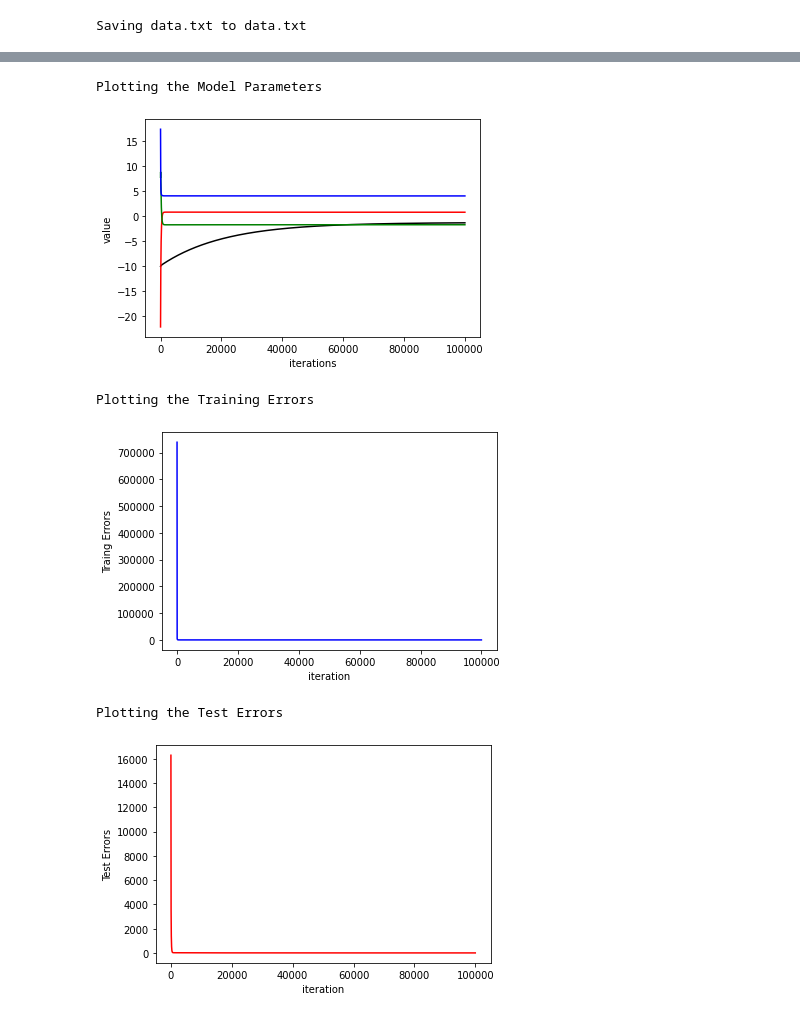
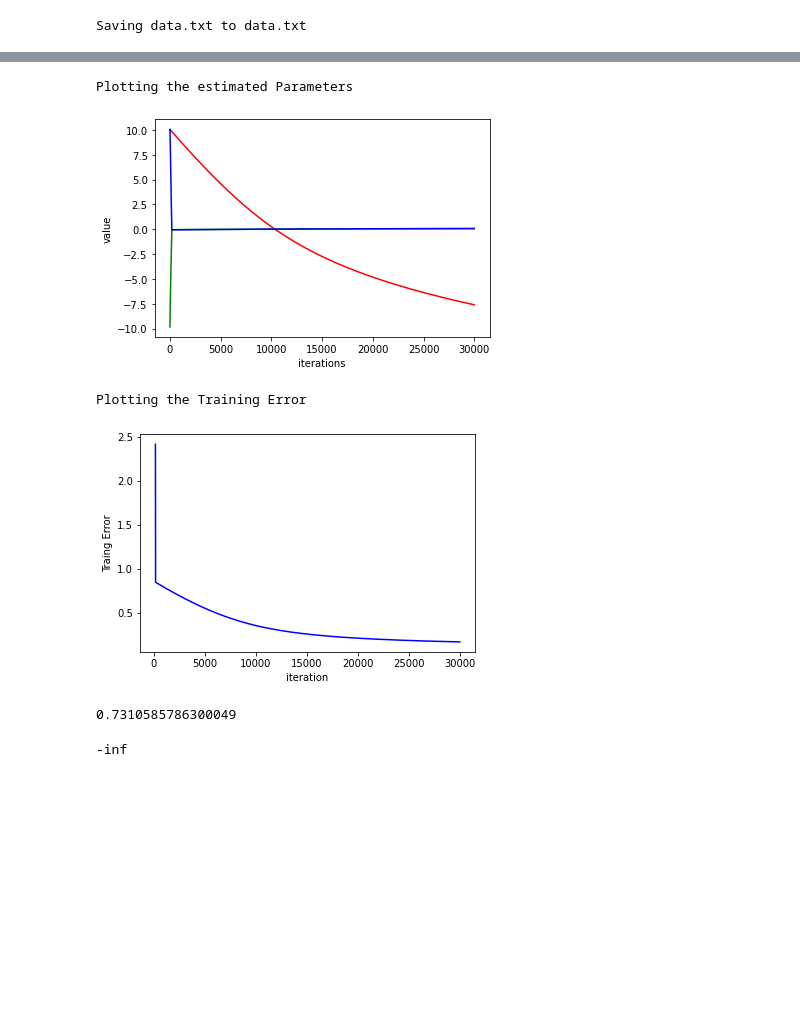
Before and after one commit to BupyeongHealer/class-MachineLearning, a Jupyter notebook: assignment05.ipynb, the cells around one changed output, grey strips where cells are left out. Saved outputs shown, nothing was run; the diff lists cells and outputs as text; code cells hidden in the pictures; blank space fills up the shorter version.

Commit message:
Plot the estimated parameters

```diff
--- a/assignment05.ipynb
+++ b/assignment05.ipynb
@@ -78,68 +88,64 @@ def objectiveFunction(data, theta_0, theta_1, theta_2, theta_3):
   #print("Cost",i,"번째",cost)
   return cost
 # %%
-def gradientDescent(data, theta_0, theta_1, theta_2, theta_3):
-  for i in range(0, 300):
-    lr = 0.0003
-    estimate = theta_0 + theta_1 * data[i][0] + theta_2 * data[i][1] + theta_3 * data[i][2]
-    theta_0 -= lr * (estimate - data[i][3]) / 300
-    theta_1 -= lr * data[i][0] * (estimate - data[i][3]) / 300
-    theta_2 -= lr * data[i][1] * (estimate - data[i][3]) / 300
-    theta_3 -= lr * data[i][2] * (estimate - data[i][3]) / 300
-  return theta_0, theta_1, theta_2, theta_3
+def gradientDescent(x_data, y_data, class_data, theta_0, theta_1, theta_2):
+  for i in range(0, 100):
+    lr = 0.01
+    estimate = sigmoidFunction(theta_0 + theta_1 * x_data[i] + theta_2 * y_data[i]) - class_data[i]
+    theta_0 -= lr * estimate / 100
+    theta_1 -= lr * estimate * x_data[i] / 100
+    theta_2 -= lr * estimate * y_data[i] / 100
+  return theta_0, theta_1, theta_2
 # %%
 def main():
-  theta_0,theta_1,theta_2,theta_3 = -10, -20, 10, 20  #Initialization
+  theta_0,theta_1,theta_2 = 10, -10, 10  #Initialization
   train_costs = deque()
-  test_costs = deque()
   theta_0s = deque()
   theta_1s = deque()
   theta_2s = deque()
-  theta_3s = deque()
   iters = deque()
 
-  for iter in range(0, 100000):
-    train_value = objectiveFunction(train_data, theta_0, theta_1, theta_2, theta_3)
-    theta_0, theta_1, theta_2, theta_3 = gradientDescent(train_data, theta_0, theta_1, theta_2, theta_3)
-    test_value = objectiveFunction(test_data, theta_0, theta_1, theta_2, theta_3)
+  for iter in range(0, 30000):
+    train_value = objectiveFunction(x, y, label, theta_0, theta_1, theta_2)
+    theta_0, theta_1, theta_2 = gradientDescent(x, y, label, theta_0, theta_1, theta_2)
+    #test_value = objectiveFunction(test_data, theta_0, theta_1, theta_2, theta_3)
 
     #data 수집
     iters.append(iter)
     train_costs.append(train_value)
-    test_costs.append(test_value)
     theta_0s.append(theta_0)
     theta_1s.append(theta_1)
     theta_2s.append(theta_2)
-    theta_3s.append(theta_3)
 
-  print("Plotting the Model Parameters")
+  print("Plotting the estimated Parameters")
   fig = plt.figure()
-  graph1 = plt.plot(iters, theta_0s, 'k')
-  graph2 = plt.plot(iters, theta_1s, 'r')
-  graph3 = plt.plot(iters, theta_2s, 'g')
-  graph4 = plt.plot(iters, theta_3s, 'b')
+  graph1 = plt.plot(iters, theta_0s, 'r')
+  graph2 = plt.plot(iters, theta_1s, 'g')
+  graph3 = plt.plot(iters, theta_2s, 'b')
   plt.xlabel('iterations')
   plt.ylabel('value')
   plt.show()
 
-  print("Plotting the Training Errors")
+  print("Plotting the Training Error")
   plt.plot(iters, train_costs, 'b')
   plt.xlabel('iteration')
-  plt.ylabel('Traing Errors')
-  plt.show()
-
-  print("Plotting the Test Errors")
-  plt.plot(iters, test_costs, 'r')
-  plt.xlabel('iteration')
-  plt.ylabel('Test Errors')
+  plt.ylabel('Traing Error')
   plt.show()
 
 if __name__ == "__main__":
   main()
 # %% [output]
-Plotting the Model Parameters
+Plotting the estimated Parameters
-[figure, old version]
+[figure, new version]
-Plotting the Training Errors
+Plotting the Training Error
-[figure, old version]
+[figure, new version]
-Plotting the Test Errors
-[figure, removed]
+# %%
+z = 1
+result = 1/(1 + math.e**-z)
+print(result)
+# %% [output]
+0.7310585786300049
+# %%
+print(np.log10(0))
+# %% [output]
+-inf
```
Also changed, not shown: parts of 4 cells of this notebook.
